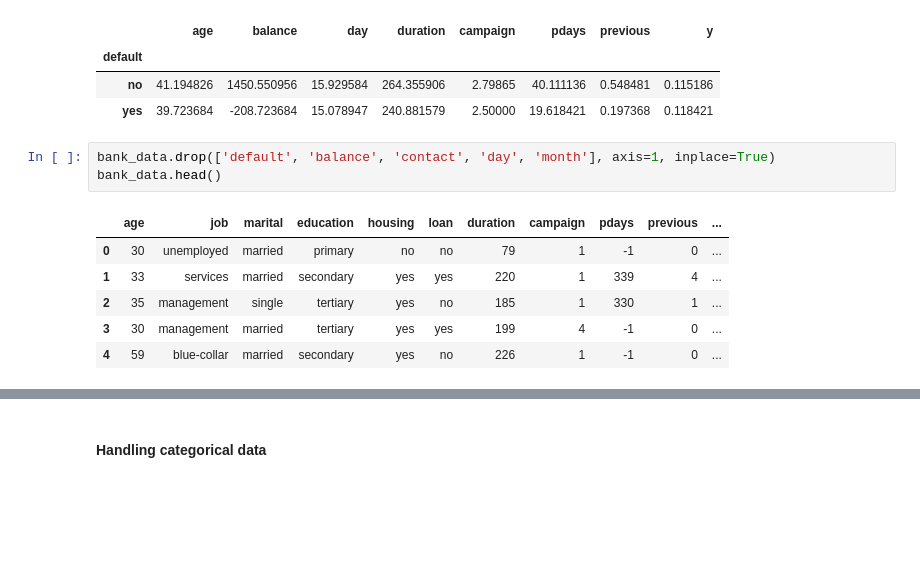
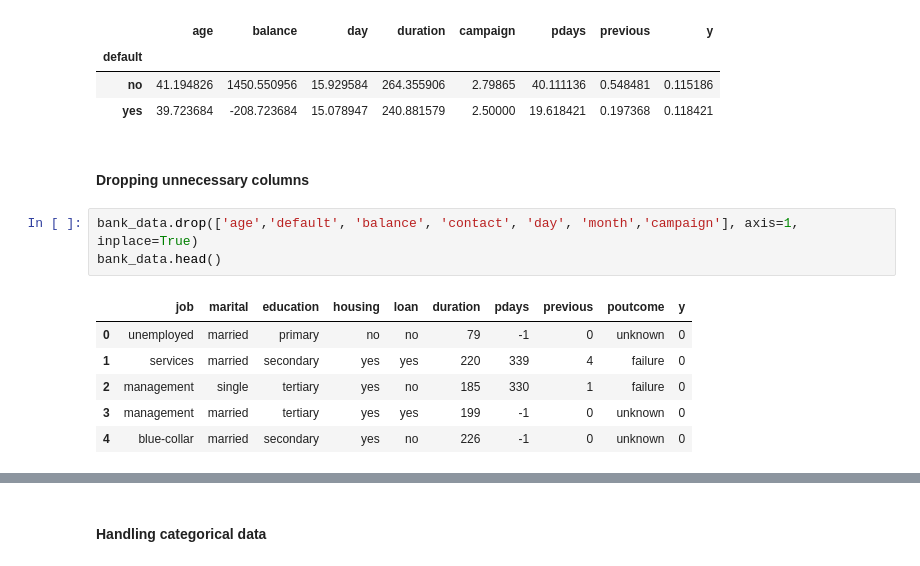
Before and after one commit to vaibhavyesalwad/Machine-Learning-from-scratch, a Jupyter notebook: Classification/K- Nearest Neighbour (KNN)/01_BankCustomerPrediction.ipynb, the cells around one changed output, grey strips where cells are left out. Cells and saved outputs as stored; diff of their text form; blank space fills up the shorter version.

```diff
--- a/Classification/K- Nearest Neighbour (KNN)/01_BankCustomerPrediction.ipynb
+++ b/Classification/K- Nearest Neighbour (KNN)/01_BankCustomerPrediction.ipynb
@@ -131,13 +151,15 @@ bank_data.groupby('default').mean()
 | default |  |  |  |  |  |  |  |  |
 | no | 41.194826 | 1450.550956 | 15.929584 | 264.355906 | 2.79865 | 40.111136 | 0.548481 | 0.115186 |
 | yes | 39.723684 | -208.723684 | 15.078947 | 240.881579 | 2.50000 | 19.618421 | 0.197368 | 0.118421 |
+# %% [markdown]
+#### Dropping unnecessary columns
 # %%
-bank_data.drop(['default', 'balance', 'contact', 'day', 'month'], axis=1, inplace=True)
+bank_data.drop(['age','default', 'balance', 'contact', 'day', 'month','campaign'], axis=1, inplace=True)
 bank_data.head()
 # %% [output]
-|  | age | job | marital | education | housing | loan | duration | campaign | pdays | previous | ... |
-| 0 | 30 | unemployed | married | primary | no | no | 79 | 1 | -1 | 0 | ... |
-| 1 | 33 | services | married | secondary | yes | yes | 220 | 1 | 339 | 4 | ... |
-| 2 | 35 | management | single | tertiary | yes | no | 185 | 1 | 330 | 1 | ... |
-| 3 | 30 | management | married | tertiary | yes | yes | 199 | 4 | -1 | 0 | ... |
-| 4 | 59 | blue-collar | married | secondary | yes | no | 226 | 1 | -1 | 0 | ... |
+|  | job | marital | education | housing | loan | duration | pdays | previous | poutcome | y |
+| 0 | unemployed | married | primary | no | no | 79 | -1 | 0 | unknown | 0 |
+| 1 | services | married | secondary | yes | yes | 220 | 339 | 4 | failure | 0 |
+| 2 | management | single | tertiary | yes | no | 185 | 330 | 1 | failure | 0 |
+| 3 | management | married | tertiary | yes | yes | 199 | -1 | 0 | unknown | 0 |
+| 4 | blue-collar | married | secondary | yes | no | 226 | -1 | 0 | unknown | 0 |
```
Also changed, not shown: parts of 19 cells of this notebook.
